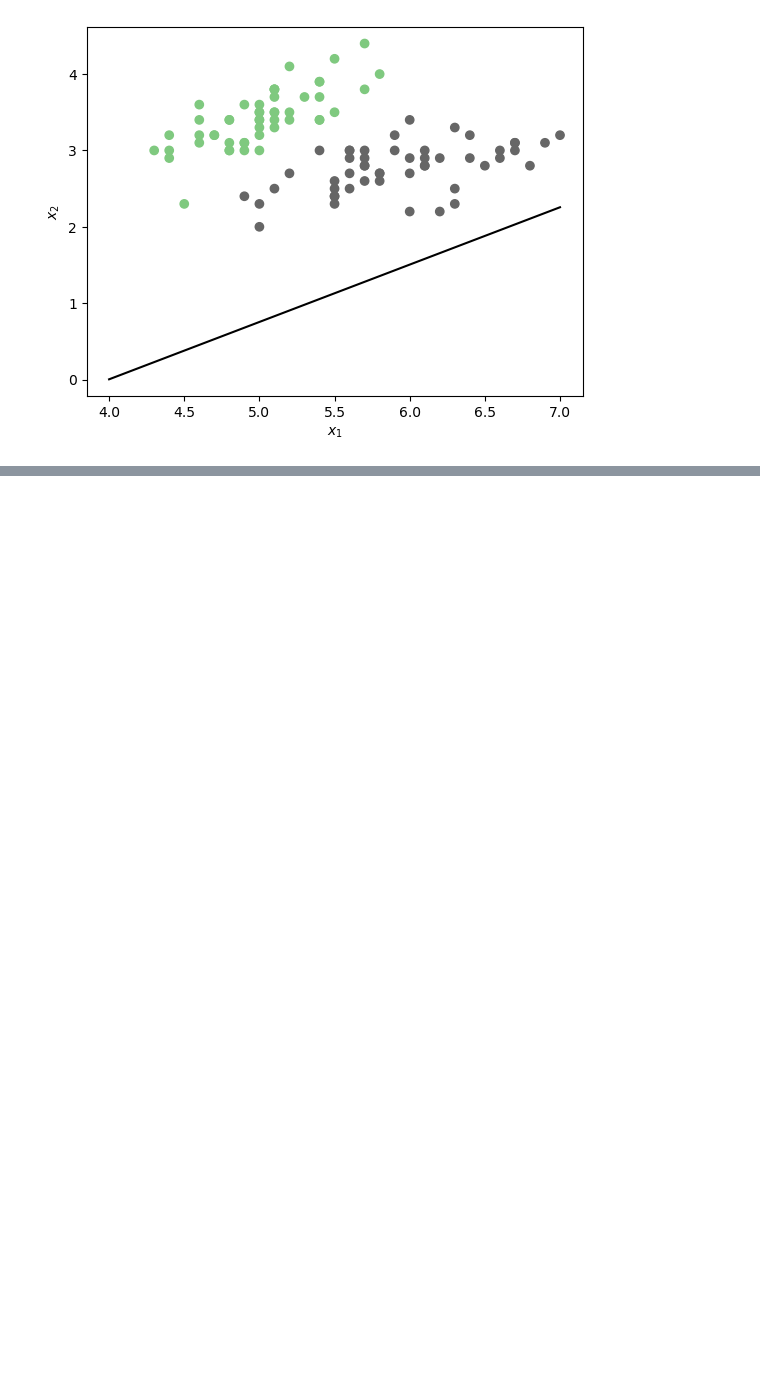
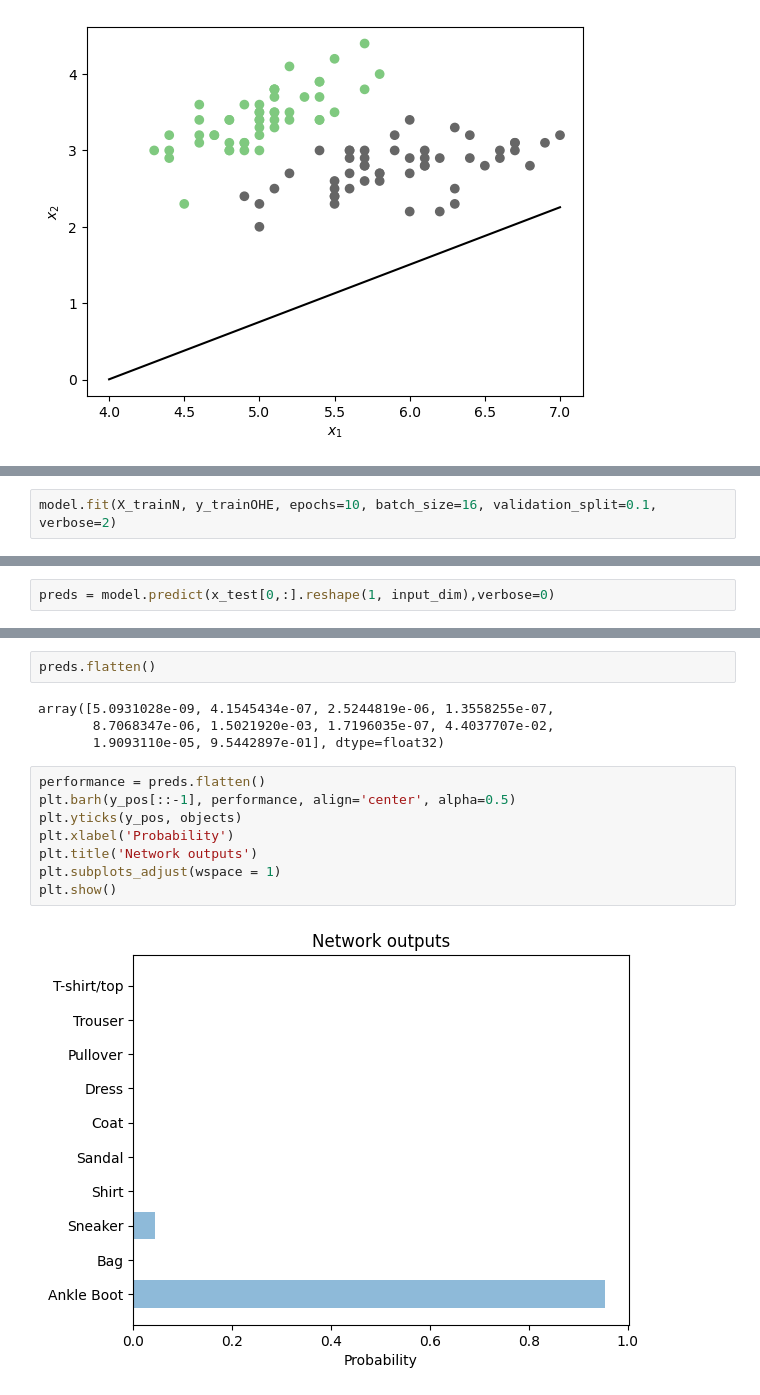
Before and after one commit to Astolfo2332/dpl_notes, a Jupyter notebook: notes.ipynb, the cells around one changed output, grey strips where cells are left out. Saved outputs shown, nothing was run; the diff lists cells and outputs as text; blank space fills up the shorter version.

```diff
--- a/notes.ipynb
+++ b/notes.ipynb
@@ -63,0 +216,2 @@ line1, = ax.plot(x1,x2,'k')
+# %%
+model.fit(X_trainN, y_trainOHE, epochs=10, batch_size=16, validation_split=0.1, verbose=2)
@@ -63,0 +238,2 @@ line1, = ax.plot(x1,x2,'k')
+# %%
+preds = model.predict(x_test[0,:].reshape(1, input_dim),verbose=0)
@@ -63,0 +256,16 @@ line1, = ax.plot(x1,x2,'k')
+# %%
+preds.flatten()
+# %% [output]
+array([5.0931028e-09, 4.1545434e-07, 2.5244819e-06, 1.3558255e-07,
+       8.7068347e-06, 1.5021920e-03, 1.7196035e-07, 4.4037707e-02,
+       1.9093110e-05, 9.5442897e-01], dtype=float32)
+# %%
+performance = preds.flatten()
+plt.barh(y_pos[::-1], performance, align='center', alpha=0.5)
+plt.yticks(y_pos, objects)
+plt.xlabel('Probability')
+plt.title('Network outputs')
+plt.subplots_adjust(wspace = 1)
+plt.show()
+# %% [output]
+[figure, added]
```
Also changed, not shown: parts of 39 cells of this notebook.
